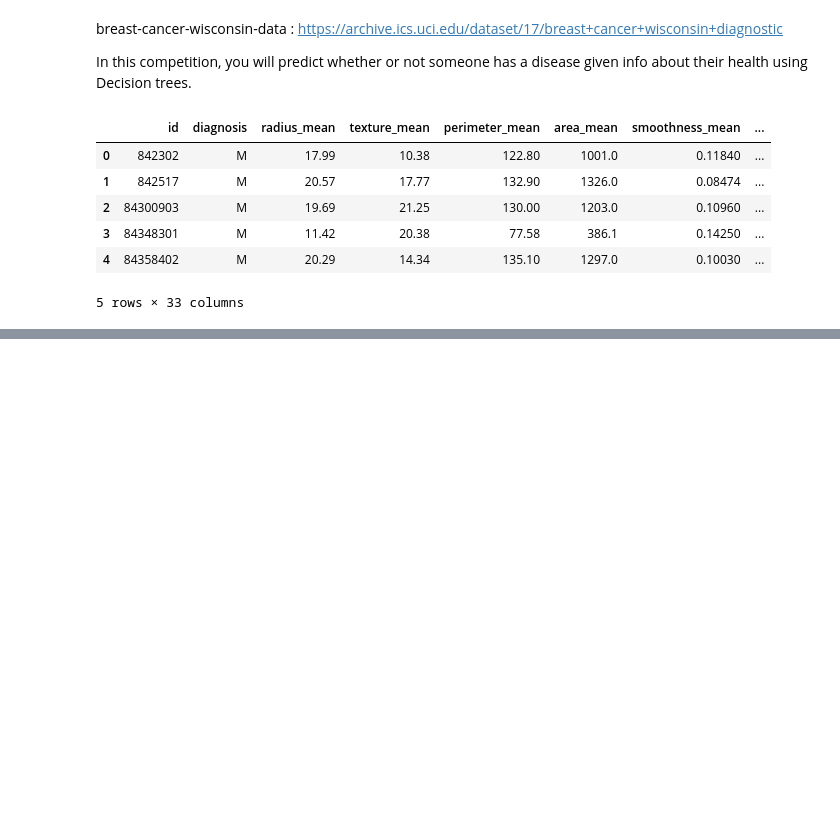
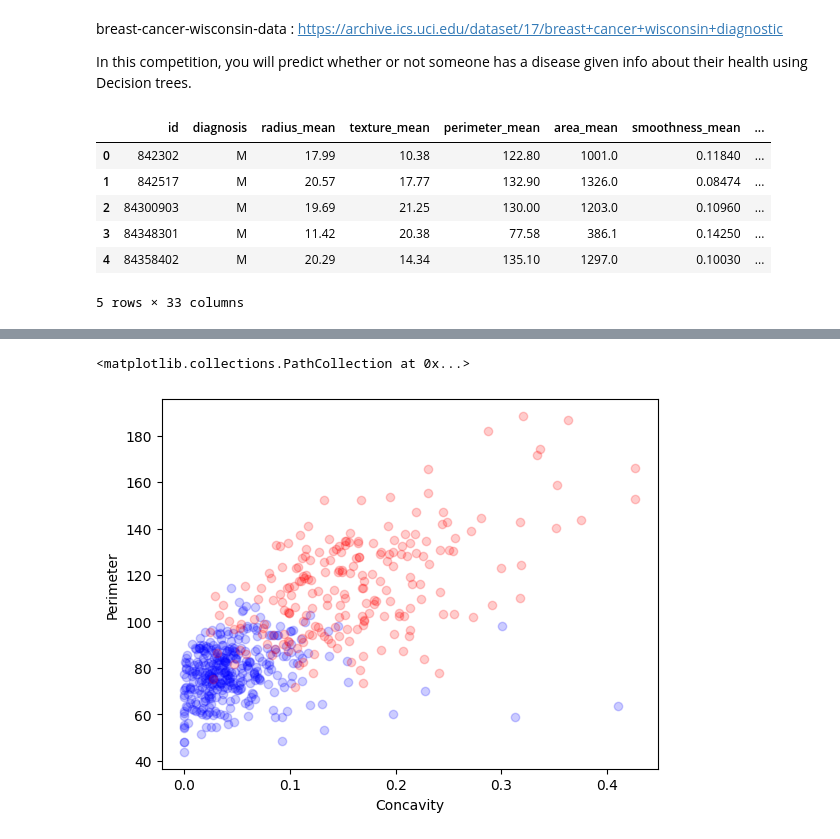
Before and after one commit to Darleanow/ai_module, a Jupyter notebook: supervised.ipynb, the cells around one changed output, grey strips where cells are left out. Drawn from its saved outputs; the diff is of its cells as text; code cells hidden in the pictures; blank space fills up the shorter version.

```diff
--- a/supervised.ipynb
+++ b/supervised.ipynb
@@ -84,0 +182,9 @@ DecisionTreeClassifier()
+# %%
+# scatter
+plt.xlabel("Concavity")
+plt.ylabel("Perimeter")
+plt.scatter(x=dataset[dataset.diagnosis=='B'].concavity_mean, y=dataset[dataset.diagnosis=='B'].perimeter_mean, c='blue',alpha=0.2 )
+plt.scatter(x=dataset[dataset.diagnosis=='M'].concavity_mean, y=dataset[dataset.diagnosis=='M'].perimeter_mean, c='red',alpha=0.2 )
+# %% [output]
+<matplotlib.collections.PathCollection at 0x...>
+[figure, added]
```
Also changed, not shown: parts of 11 cells of this notebook.
